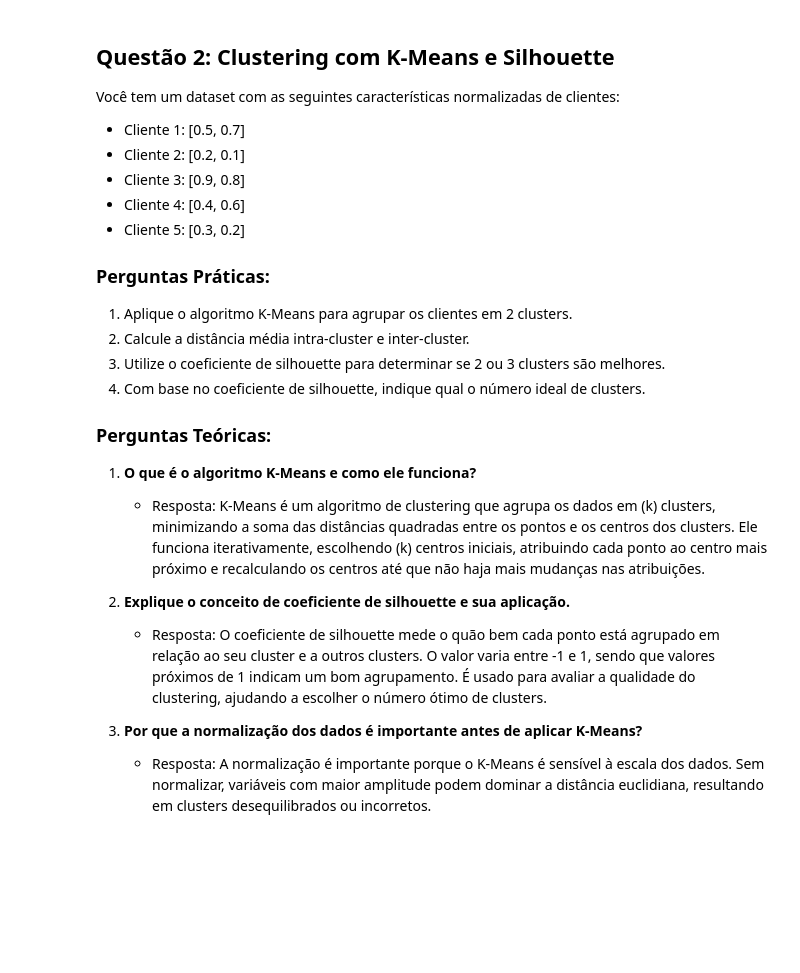
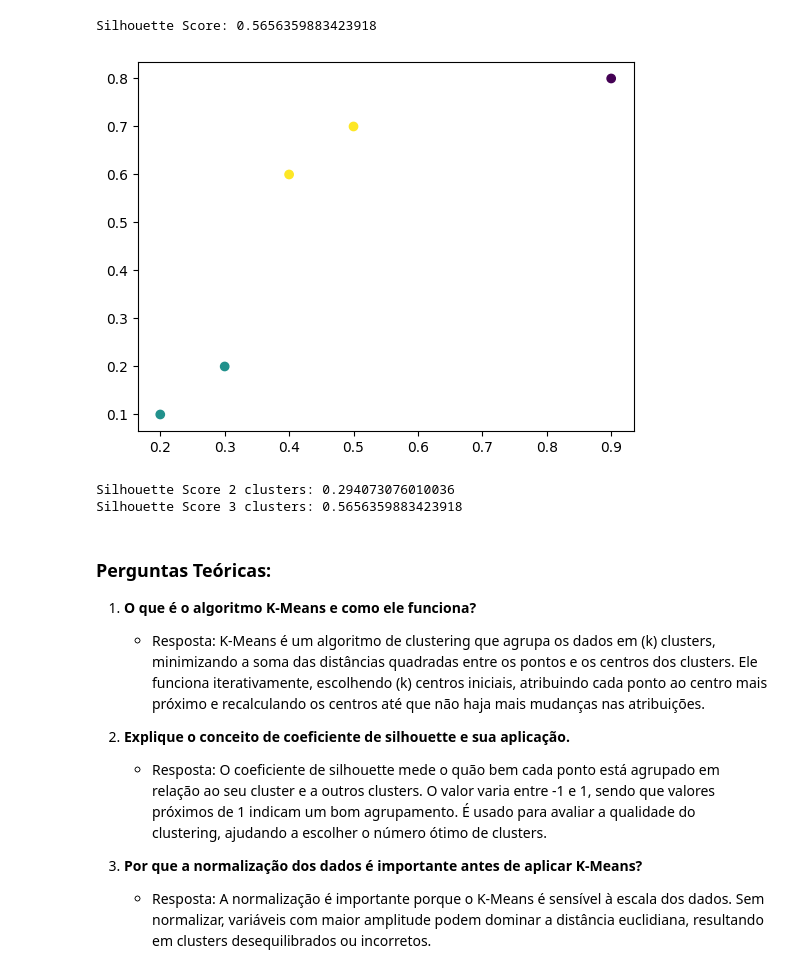
Before and after one commit to gustavoribolla/resumo_machine_learning, a Jupyter notebook: exercicios/clustering.ipynb, the cells around one changed output. Drawn from its saved outputs; the diff is of its cells as text; code cells hidden in the pictures; blank space fills up the shorter version.

```diff
--- a/exercicios/clustering.ipynb
+++ b/exercicios/clustering.ipynb
@@ -0,0 +18,24 @@
+# %%
+#Pergunta 1
+#Resolucao
+import numpy as np
+from sklearn.cluster import KMeans
+import matplotlib.pyplot as plt
+
+# Dataset
+X = np.array([[0.5, 0.7],
+              [0.2, 0.1],
+              [0.9, 0.8],
+              [0.4, 0.6],
+              [0.3, 0.2]])
+
+# K-Means
+kmeans = KMeans(n_clusters=2, random_state=0).fit(X)
+
+plt.scatter(X[:, 0], X[:, 1], c=kmeans.labels_, alpha=1)
+
+from sklearn.metrics import silhouette_score
+print('Silhouette Score:', silhouette_score(X, kmeans.labels_))
+# %% [output]
+Silhouette Score: 0.5656359883423918
+[figure, added]
@@ -1,21 +60,28 @@
+# %%
+#Pergunta 3
+#Resolucao
+import numpy as np
+from sklearn.cluster import KMeans
+
+X = np.array([[0.5, 0.7],
+              [0.2, 0.1],
+              [0.9, 0.8],
+              [0.4, 0.6],
+              [0.3, 0.2]])
+
+# K-Means
+kmeans2 = KMeans(n_clusters=2, random_state=0).fit(X)
+kmeans3 = KMeans(n_clusters=3, random_state=0).fit(X)
+
+from sklearn.metrics import silhouette_score
+print('Silhouette Score 2 clusters:', silhouette_score(X, kmeans.labels_))
+print('Silhouette Score 3 clusters:', silhouette_score(X, kmeans3.labels_))
+
+#3 clusters tem um silhouette score maior que 2 clusters, logo é melhor
+# %% [output]
+Silhouette Score 2 clusters: 0.294073076010036
+Silhouette Score 3 clusters: 0.5656359883423918
 # %% [markdown]
-## Questão 2: Clustering com K-Means e Silhouette
-
-Você tem um dataset com as seguintes características normalizadas de clientes:
-
-- Cliente 1: [0.5, 0.7]
-- Cliente 2: [0.2, 0.1]
-- Cliente 3: [0.9, 0.8]
-- Cliente 4: [0.4, 0.6]
-- Cliente 5: [0.3, 0.2]
-
-### Perguntas Práticas:
-
-1. Aplique o algoritmo K-Means para agrupar os clientes em 2 clusters.
-2. Calcule a distância média intra-cluster e inter-cluster.
-3. Utilize o coeficiente de silhouette para determinar se 2 ou 3 clusters são melhores.
-4. Com base no coeficiente de silhouette, indique qual o número ideal de clusters.
-
 ### Perguntas Teóricas:
 
 1. **O que é o algoritmo K-Means e como ele funciona?**
```
Also changed, not shown: parts of 2 cells of this notebook, 4 other files.
